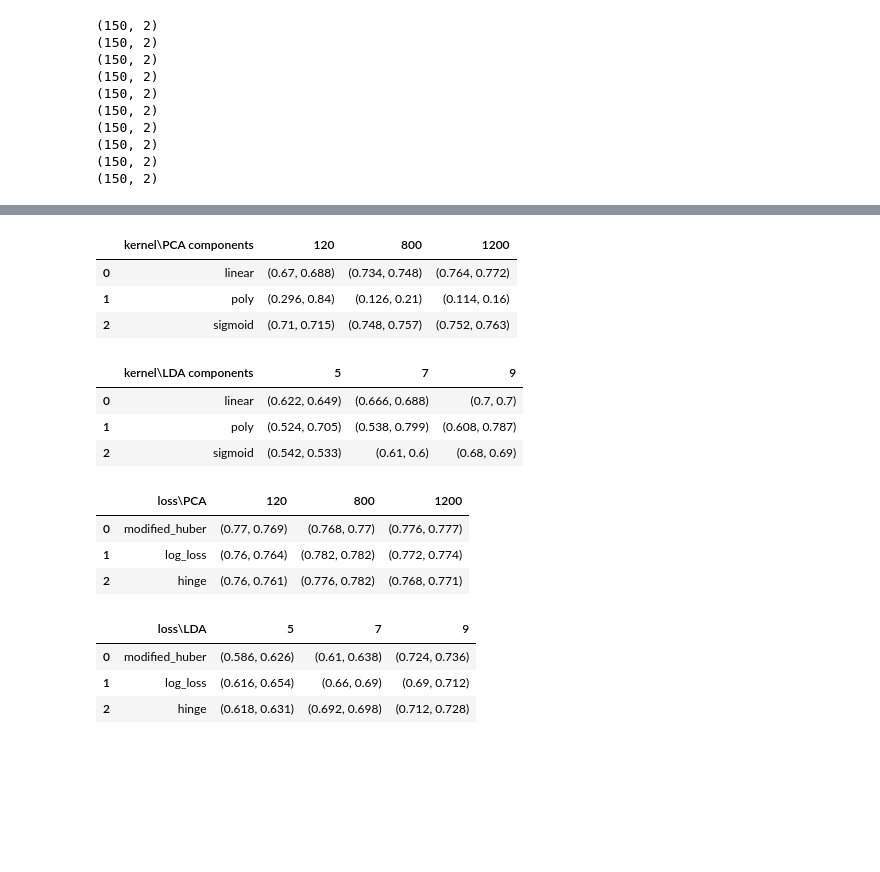
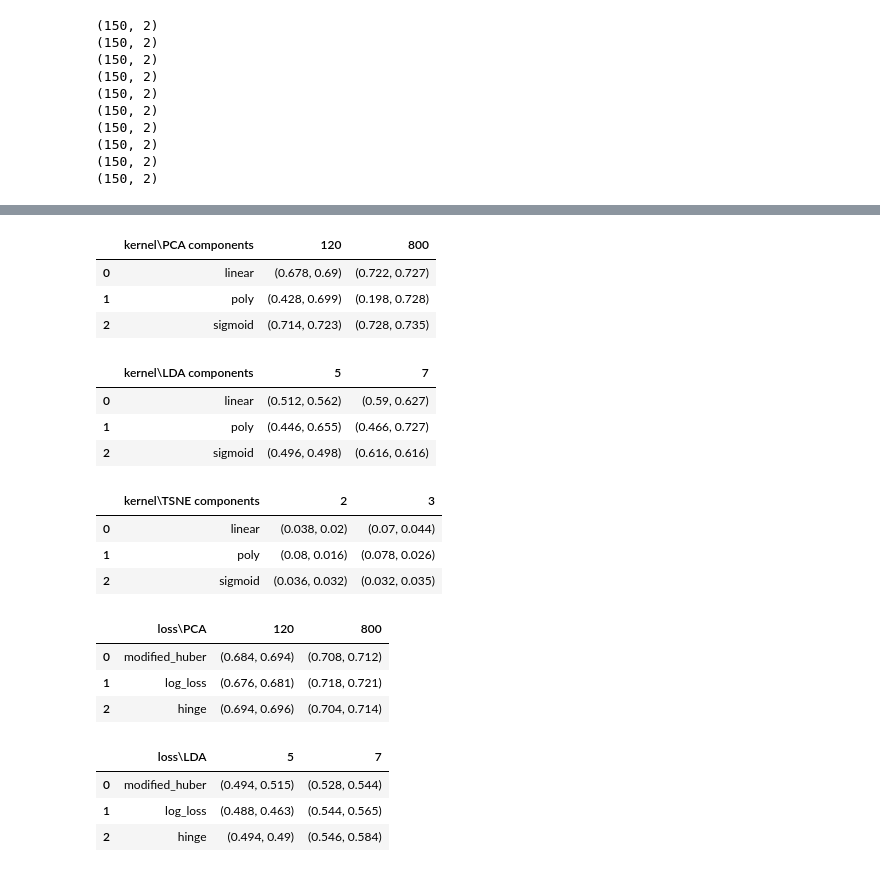
Before and after one commit to bonoldie/ML_exam, a Jupyter notebook: nb_vgg.ipynb, the cells around one changed output, grey strips where cells are left out. Cells and saved outputs as stored; diff of their text form; code cells hidden in the pictures; blank space fills up the shorter version.

```diff
--- a/nb_vgg.ipynb
+++ b/nb_vgg.ipynb
@@ -144,9 +141,12 @@ Extracting feature: 499/500
 # %%
+# preload env
+vgg_out = pickle.load(open( "vgg_out.pkl", "rb" ))
+
 # Dimensionality reduction
 
 n_components_to_test = {
-    'PCA': [],#[120, 800, 1200],#[3, 10, 50, 100, 200, 500, 1200],
-    'LDA': [],#[5, 7, 9],#[3, 5, 7, 9]
+    'PCA': [120, 800],#[3, 10, 50, 100, 200, 500, 1200],
+    'LDA': [5, 7],#[3, 5, 7, 9]
     'TSNE': [2,3]
 }
 
@@ -212,14 +212,16 @@ for n_components in n_components_to_test['TSNE']:
     TSNEs_results['train'][n_components] = []
     #TSNEs_results['valid'][n_components] = []
 
-    TSNE_instance =  TSNE(n_components=n_components, verbose=1)
+    TSNE_instance_train =  TSNE(n_components=n_components, verbose=1, n_iter=3000)
+    TSNE_instance_valid =  TSNE(n_components=n_components, verbose=1, n_iter=3000)
 
-    TSNEs_results['train'][n_components] = TSNE_instance.fit_transform(vgg_out['train'])
-    #TSNEs_results['valid'][n_components] = TSNE_instance.transform(vgg_out['valid'])
+    #TSNEs_results['train'][n_components] = TSNE_instance_train.fit_transform(vgg_out['train'])
+    #TSNEs_results['valid'][n_components] = TSNE_instance_valid.fit_transform(vgg_out['valid'])
 
-    TSNEs_instances[n_components] = TSNE_instance
+    TSNEs_results['train'][n_components] = TSNE_instance_train.fit_transform(LDAs_results['train'][7])
+    TSNEs_results['valid'][n_components] = TSNE_instance_valid.fit_transform(LDAs_results['valid'][7])
 
-
+    TSNEs_instances[n_components] = [TSNE_instance_train, TSNE_instance_valid]
 
 
     # logger.info([f'TSNE ({n_components} components): explained_variance_ratio sum', np.sum(TSNE_instance[1].explained_variance_ratio_,axis=0)])
@@ -381,11 +386,13 @@ plt.show()
 
 kernels_to_test = {
     'PCA': ['linear', 'poly', 'sigmoid'],#['linear', 'poly', 'sigmoid'],
-    'LDA': ['linear', 'poly', 'sigmoid']#['linear', 'poly', 'sigmoid'],
+    'LDA': ['linear', 'poly', 'sigmoid'],#['linear', 'poly', 'sigmoid'],
+    'TSNE': ['linear', 'poly', 'sigmoid']#['linear', 'poly', 'sigmoid'],
 }
 
 SVM_PCA_stats = []
 SVM_LDA_stats = []
+SVM_TSNE_stats = []
 
 for kernel_idx,kernel in enumerate(kernels_to_test['PCA']):
 
@@ -398,41 +405,64 @@ for kernel_idx,kernel in enumerate(kernels_to_test['PCA']):
 
         preds = svm.predict(PCAs_results['valid'][n_components])
 
         accuracy = round(accuracy_score(dataset['valid']['labels'], preds), 3)
         precision = round(precision_score(dataset['valid']['labels'], preds, average='macro'),3)
 
         SVM_PCA_stats[kernel_idx].insert(n_components_idx + 1,(accuracy, precision))
 
 SVM_PCA_df = pd.DataFrame(SVM_PCA_stats, columns=['kernel\\PCA components'] + n_components_to_test['PCA'])
 display(SVM_PCA_df)
 
 for kernel_idx,kernel in enumerate(kernels_to_test['LDA']):
 
     SVM_LDA_stats.insert(kernel_idx,[kernel])
 
     for n_components_idx, n_components in enumerate(n_components_to_test['LDA']):
         svm = OneVsOneClassifier(SVC(kernel=kernel))
 
         svm.fit(LDAs_results['train'][n_components], dataset['train']['labels'])
 
         preds = svm.predict(LDAs_results['valid'][n_components])
 
         accuracy = round(accuracy_score(dataset['valid']['labels'], preds), 3)
         precision = round(precision_score(dataset['valid']['labels'], preds, average='macro'),3)
 
         SVM_LDA_stats[kernel_idx].insert(n_components_idx + 1,(accuracy, precision))
 
 SVM_LDA_df = pd.DataFrame(SVM_LDA_stats, columns=['kernel\\LDA components'] + n_components_to_test['LDA'])
 display(SVM_LDA_df)
+
+for kernel_idx,kernel in enumerate(kernels_to_test['TSNE']):
+
+    SVM_TSNE_stats.insert(kernel_idx,[kernel])
+
+    for n_components_idx, n_components in enumerate(n_components_to_test['TSNE']):
+        svm = OneVsOneClassifier(SVC(kernel=kernel))
+
+        svm.fit(TSNEs_results['train'][n_components], dataset['train']['labels'])
+
+        preds = svm.predict(TSNEs_results['valid'][n_components])
+
+        accuracy = round(accuracy_score(dataset['valid']['labels'], preds), 3)
+        precision = round(precision_score(dataset['valid']['labels'], preds, average='macro'),3)
+
+        SVM_TSNE_stats[kernel_idx].insert(n_components_idx + 1,(accuracy, precision))
+
+SVM_TSNE_df = pd.DataFrame(SVM_TSNE_stats, columns=['kernel\\TSNE components'] + n_components_to_test['TSNE'])
+display(SVM_TSNE_df)
 # %% [output]
-|  | kernel\PCA components | 120 | 800 | 1200 |
-| 0 | linear | (0.67, 0.688) | (0.734, 0.748) | (0.764, 0.772) |
-| 1 | poly | (0.296, 0.84) | (0.126, 0.21) | (0.114, 0.16) |
-| 2 | sigmoid | (0.71, 0.715) | (0.748, 0.757) | (0.752, 0.763) |
+|  | kernel\PCA components | 120 | 800 |
+| 0 | linear | (0.678, 0.69) | (0.722, 0.727) |
+| 1 | poly | (0.428, 0.699) | (0.198, 0.728) |
+| 2 | sigmoid | (0.714, 0.723) | (0.728, 0.735) |
-|  | kernel\LDA components | 5 | 7 | 9 |
-| 0 | linear | (0.622, 0.649) | (0.666, 0.688) | (0.7, 0.7) |
-| 1 | poly | (0.524, 0.705) | (0.538, 0.799) | (0.608, 0.787) |
-| 2 | sigmoid | (0.542, 0.533) | (0.61, 0.6) | (0.68, 0.69) |
+|  | kernel\LDA components | 5 | 7 |
+| 0 | linear | (0.512, 0.562) | (0.59, 0.627) |
+| 1 | poly | (0.446, 0.655) | (0.466, 0.727) |
+| 2 | sigmoid | (0.496, 0.498) | (0.616, 0.616) |
+|  | kernel\TSNE components | 2 | 3 |
+| 0 | linear | (0.038, 0.02) | (0.07, 0.044) |
+| 1 | poly | (0.08, 0.016) | (0.078, 0.026) |
+| 2 | sigmoid | (0.036, 0.032) | (0.032, 0.035) |
 # %%
 # Classification - SGD
 
@@ -483,11 +513,11 @@ for loss_idx,loss in enumerate(losses_to_test['LDA']):
 SGD_LDA_df = pd.DataFrame(SGD_LDA_grayscale_stats, columns=['loss\\LDA'] + n_components_to_test['LDA'])
 display(SGD_LDA_df)
 # %% [output]
-|  | loss\PCA | 120 | 800 | 1200 |
-| 0 | modified_huber | (0.77, 0.769) | (0.768, 0.77) | (0.776, 0.777) |
-| 1 | log_loss | (0.76, 0.764) | (0.782, 0.782) | (0.772, 0.774) |
-| 2 | hinge | (0.76, 0.761) | (0.776, 0.782) | (0.768, 0.771) |
+|  | loss\PCA | 120 | 800 |
+| 0 | modified_huber | (0.684, 0.694) | (0.708, 0.712) |
+| 1 | log_loss | (0.676, 0.681) | (0.718, 0.721) |
+| 2 | hinge | (0.694, 0.696) | (0.704, 0.714) |
-|  | loss\LDA | 5 | 7 | 9 |
-| 0 | modified_huber | (0.586, 0.626) | (0.61, 0.638) | (0.724, 0.736) |
-| 1 | log_loss | (0.616, 0.654) | (0.66, 0.69) | (0.69, 0.712) |
-| 2 | hinge | (0.618, 0.631) | (0.692, 0.698) | (0.712, 0.728) |
+|  | loss\LDA | 5 | 7 |
+| 0 | modified_huber | (0.494, 0.515) | (0.528, 0.544) |
+| 1 | log_loss | (0.488, 0.463) | (0.544, 0.565) |
+| 2 | hinge | (0.494, 0.49) | (0.546, 0.584) |
```
Also changed, not shown: parts of 8 cells of this notebook, 1 other file.
